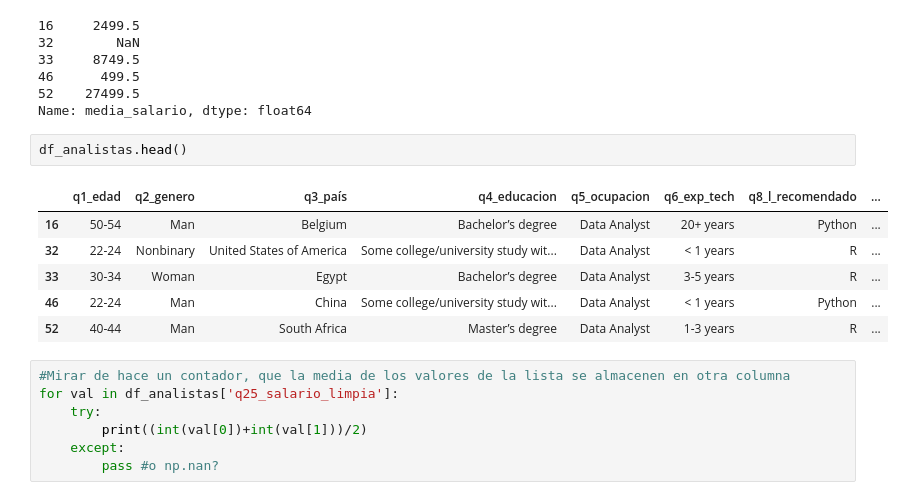
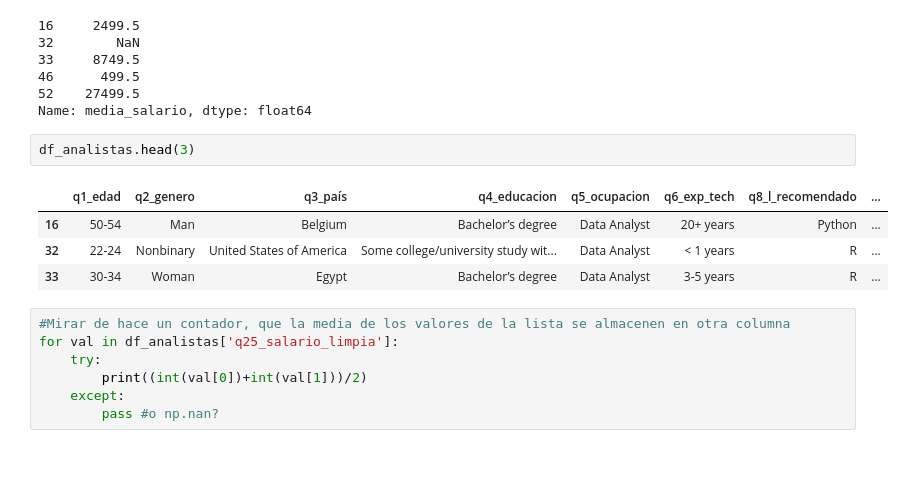
Before and after one commit to Adalab/project2-da-promo-c-modulo-2-team4, a Jupyter notebook: 03-limpieza/limpieza.ipynb, the cells around one changed output. Saved outputs shown, nothing was run; the diff lists cells and outputs as text; blank space fills up the shorter version.

```diff
--- a/03-limpieza/limpieza.ipynb
+++ b/03-limpieza/limpieza.ipynb
@@ -313,14 +313,12 @@ df_analistas['media_salario'].head()
 52    27499.5
 Name: media_salario, dtype: float64
 # %%
-df_analistas.head()
+df_analistas.head(3)
 # %% [output]
 |  | q1_edad | q2_genero | q3_país | q4_educacion | q5_ocupacion | q6_exp_tech | q8_l_recomendado | ... |
 | 16 | 50-54 | Man | Belgium | Bachelor’s degree | Data Analyst | 20+ years | Python | ... |
 | 32 | 22-24 | Nonbinary | United States of America | Some college/university study wit... | Data Analyst | < 1 years | R | ... |
 | 33 | 30-34 | Woman | Egypt | Bachelor’s degree | Data Analyst | 3-5 years | R | ... |
-| 46 | 22-24 | Man | China | Some college/university study wit... | Data Analyst | < 1 years | Python | ... |
-| 52 | 40-44 | Man | South Africa | Master’s degree | Data Analyst | 1-3 years | R | ... |
 # %%
 #Mirar de hace un contador, que la media de los valores de la lista se almacenen en otra columna
 for val in df_analistas['q25_salario_limpia']:
```
Also changed, not shown: parts of 8 cells of this notebook, 1 other file.
